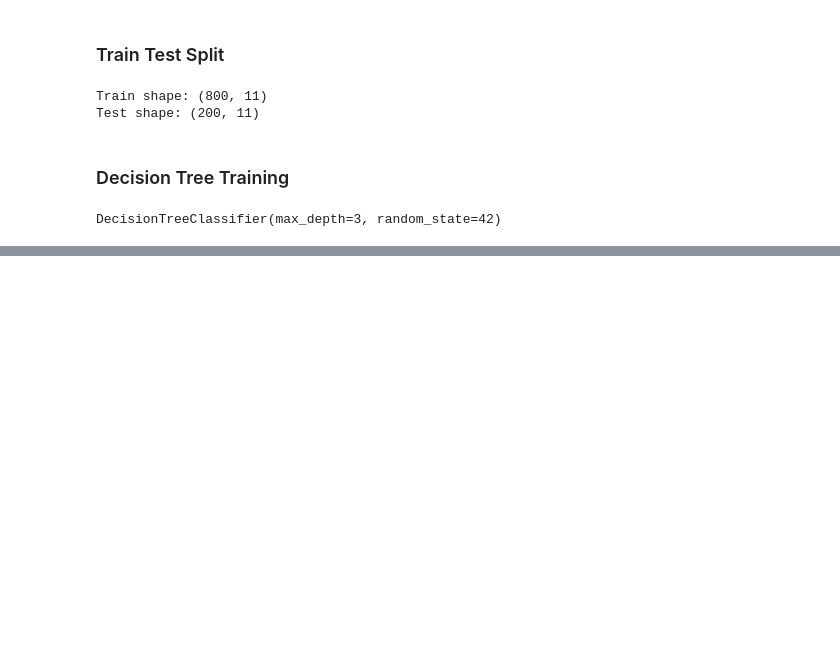
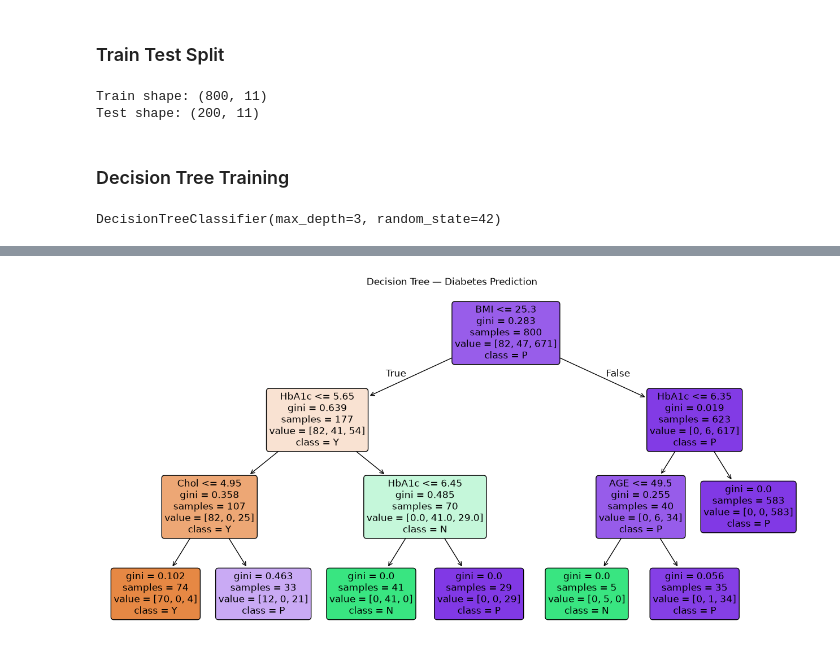
Before and after one commit to Ritupriya-Chowdhury/Diabetes_Prediction_Decision_Tree_Project, a Jupyter notebook: diabetes_prediction.ipynb, the cells around one changed output, grey strips where cells are left out. Saved outputs shown, nothing was run; the diff lists cells and outputs as text; code cells hidden in the pictures; blank space fills up the shorter version.

Commit message:
Tree visualization 2

```diff
--- a/diabetes_prediction.ipynb
+++ b/diabetes_prediction.ipynb
@@ -280,0 +283,5 @@ DecisionTreeClassifier(max_depth=3, random_state=42)
+# %%
+X_cols=X.columns
+tree_rules = export_text(model, feature_names=X_cols)
+print("🌳 Decision Tree Rules:")
+print(tree_rules)
@@ -280,0 +309,9 @@ DecisionTreeClassifier(max_depth=3, random_state=42)
+# %%
+# Tree Visual Plot
+plt.figure(figsize=(16,8))
+plot_tree(model, feature_names=X_cols, class_names=['Y','N','P'], filled=True,rounded=True, fontsize=12)
+plt.title("Decision Tree — Diabetes Prediction")
+plt.savefig('decision_tree.png', bbox_inches='tight', dpi=150)
+plt.show()
+# %% [output]
+[figure, added]
```
Also changed, not shown: parts of 2 cells of this notebook.
